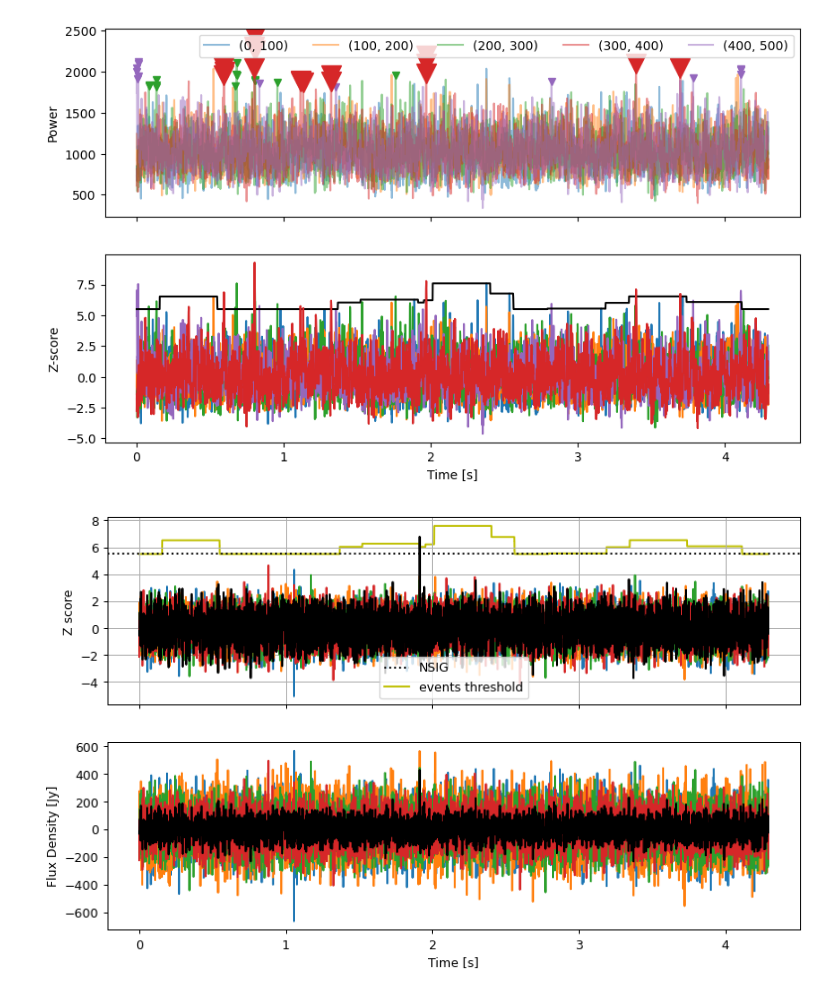
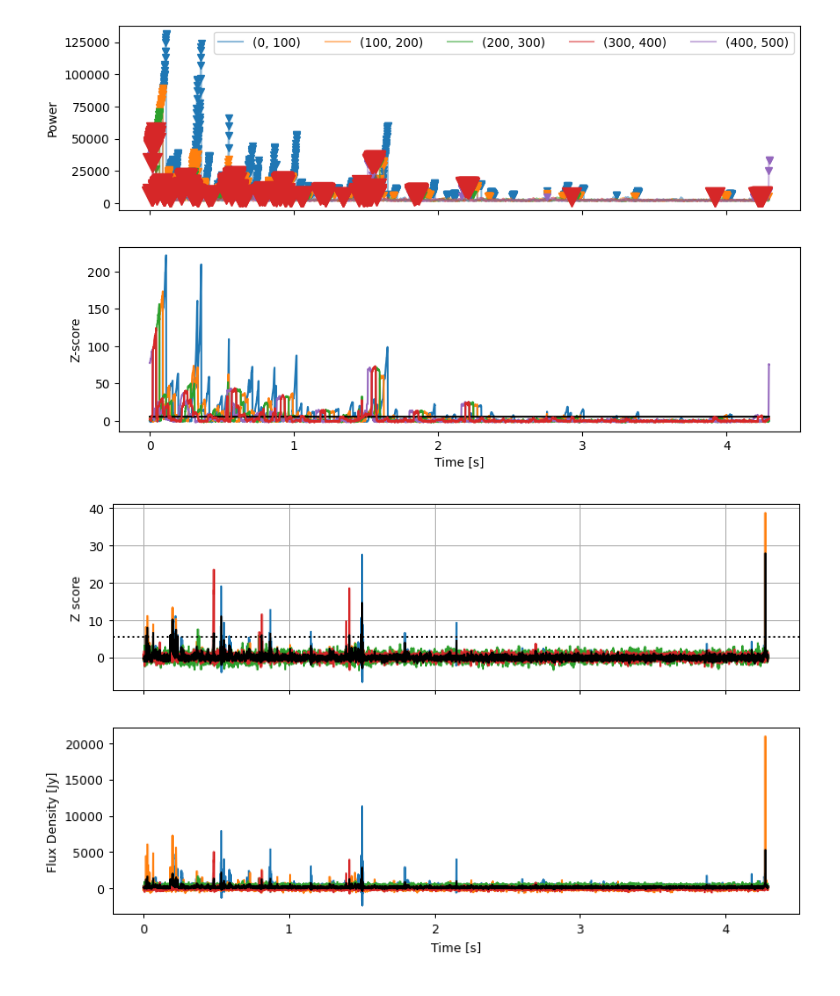
Before and after one commit to AaronParsons/limbo, a Jupyter notebook: limbo/data/limbo_sgr1935_processing_template.ipynb, the cells around one changed output. Saved outputs shown, nothing was run; the diff lists cells and outputs as text; code cells hidden in the pictures.

Commit message:
change data paths

```diff
--- a/limbo/data/limbo_sgr1935_processing_template.ipynb
+++ b/limbo/data/limbo_sgr1935_processing_template.ipynb
@@ -17,7 +17,8 @@ import glob
 
 # %load_ext memory_profiler
 # %%
-filename = os.environ['LIMBO_PROCFILE']
+# filename = os.environ['LIMBO_PROCFILE']
+filename = '/home/obs/data/save/Spectra_20230613155353.dat'
 INJECT_FRB = 0
 NSIG = 5.5
 MAX_DM = 500
@@ -28,7 +29,7 @@ SAVE_DIR = os.environ.get('LIMBO_SAVE_DIR', None)
 VOLT_DIR = os.environ.get('LIMBO_VOLT_DIR', None)
 VOLT_SAVE_DIR = os.environ.get('LIMBO_VOLT_SAVE_DIR', None)
 CH0, CH1 = 398, 398+1024
-UPDATE_DATABASE = eval(os.environ.get('LIMBO_UPDATE_DATABASE', True))
+UPDATE_DATABASE = os.environ.get('LIMBO_UPDATE_DATABASE', 'False')
 
 print('Processing:', filename)
 print('INJECT_FRB:', INJECT_FRB)
@@ -80,10 +81,5 @@ Observed: Tue Jun 13 02:50:36 2023
 ker=48
 # %%
-# Use worst case scenarios to shift the kernal
-delay0 = limbo.fdmt.DM_delay(0, hdr['freqs'][0])
-delayf = limbo.fdmt.DM_delay(MASK_DM, hdr['freqs'][0])
-Delta = int(np.around((delayf-delay0) / hdr['inttime']) / 2) # Number of time integrations that we mask out when thresholding
-
 class Summary:
 
     def __init__(self):
@@ -139,10 +135,7 @@ class Summary:
             events[k] = zscore
         events['out'] = np.array([events[k] for k in out_keys]).max(axis=0)
         events['in'] = np.array([events[k] for k in in_keys]).max(axis=0)
-        _size = ker + Delta
-        _roll_amt = -int(np.around(Delta / 2))
-        events['thresh'] = np.roll(maximum_filter1d(events['out'], size=_size, mode='nearest').clip(nsig, np.Inf),
-                                   _roll_amt)
+        events['thresh'] = np.ones_like(events['out']) * nsig
         events['interesting'] = (events['in'] > events['thresh'])
         return events
 # %%
@@ -250,7 +245,7 @@ axes[0].set_ylabel('Power')
 axes[1].set_ylabel('Z-score')
 _ = axes[0].legend(ncol=5)
 # %% [output]
-[figure, old version]
+[figure, new version]
 # %%
 ### STAGE 2: For all 300-400 DM events de-disperse them to DM of SGR1935+2154.
 ## Keep only those that can be de-dispersed to that DM.
@@ -267,25 +262,23 @@ if interesting:
 # %%
 if interesting:
     _dts = np.linspace(hdr['times'][0], hdr['times'][-1], profile.shape[0], endpoint=False) # Unix time
     zeroed_dts = _dts - hdr['Time']
 
     fig, axes = plt.subplots(nrows=2, sharex=True, figsize=(10, 6), dpi=90)
     freq_binned_profile = np.mean(profile[:, CH0:CH1].reshape(profile.shape[0], -1, 256), axis=-1)
     avg_profile = np.mean(profile[:, CH0:CH1], axis=-1)
     zscore = (avg_profile - np.mean(avg_profile)) / np.std(avg_profile)
     axes[0].plot(zeroed_dts, (freq_binned_profile - np.mean(freq_binned_profile, axis=0, keepdims=True)) / np.std(freq_binned_profile, axis=0, keepdims=True))
-    axes[0].plot(zeroed_dts, (avg_profile - np.mean(avg_profile)) / np.std(avg_profile), 'k')
-    axes[0].axhline(NSIG, color='k', ls='dotted', label='NSIG')
-    axes[0].plot(zeroed_dts, thresh_interp, color='y', label='events threshold', zorder=0)
-    axes[0].legend()
+    axes[0].plot(zeroed_dts, zscore, 'k')
+    axes[0].axhline(NSIG, color='k', ls='dotted')
     axes[1].plot(zeroed_dts, freq_binned_profile)
     axes[1].plot(zeroed_dts, avg_profile, 'k')
     axes[1].set_xlabel('Time [s]')
     axes[0].set_ylabel('Z score')
     axes[0].grid()
     axes[1].set_ylabel('Flux Density [Jy]')
 # %% [output]
-[figure, old version]
+[figure, new version]
 # %%
 if interesting:
     plt.figure()
```
Also changed, not shown: parts of 10 cells of this notebook, 1 other file.
